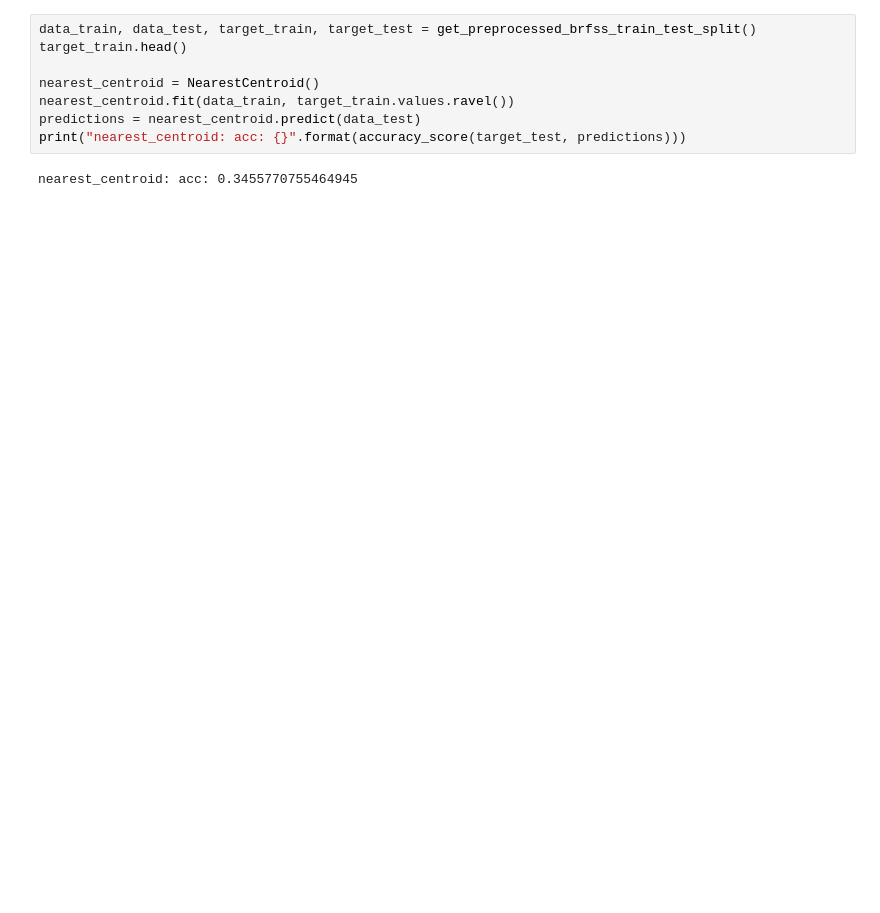
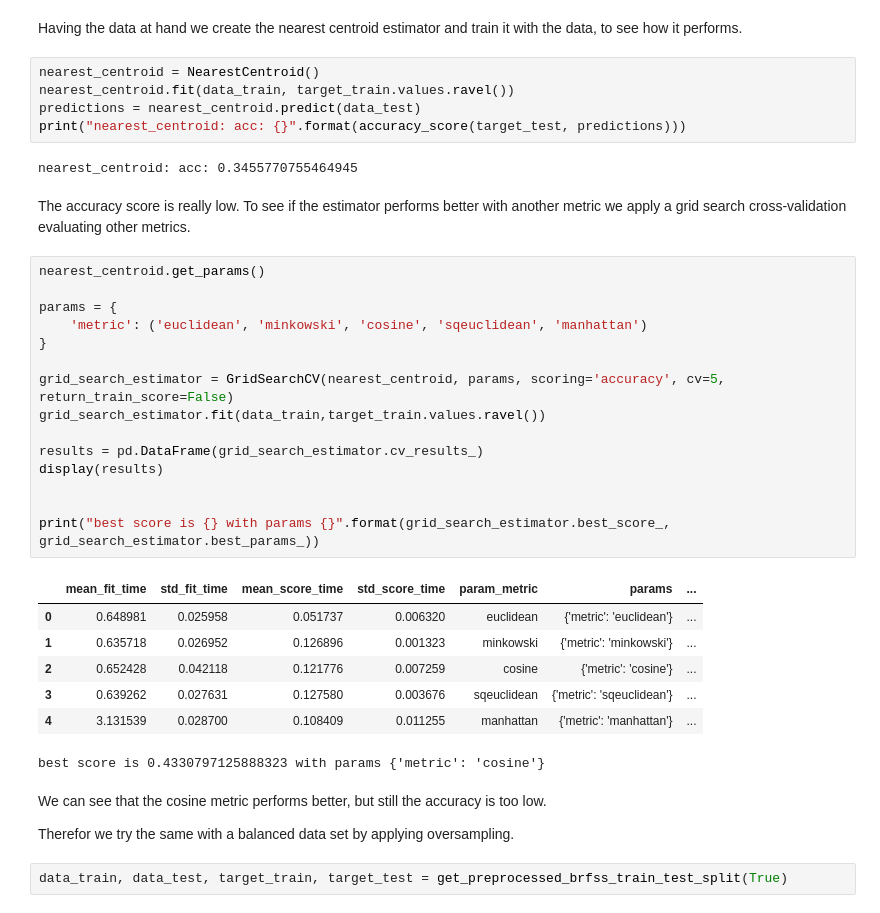
Before and after one commit to medplot/data-mining-project, a Jupyter notebook: jupyter_notebooks/k_nearest_centroid.ipynb, the cells around one changed output. Drawn from its saved outputs; the diff is of its cells as text; blank space fills up the shorter version.

Commit message:
annotation centroids and small fixes

```diff
--- a/jupyter_notebooks/k_nearest_centroid.ipynb
+++ b/jupyter_notebooks/k_nearest_centroid.ipynb
@@ -23,10 +24,40 @@ Name: DIABETE3, dtype: float64
+# %% [markdown]
+Having the data at hand we create the nearest centroid estimator and train it with the data, to see how it performs.
 # %%
-data_train, data_test, target_train, target_test = get_preprocessed_brfss_train_test_split()
-target_train.head()
-
 nearest_centroid = NearestCentroid()
 nearest_centroid.fit(data_train, target_train.values.ravel())
 predictions = nearest_centroid.predict(data_test)
 print("nearest_centroid: acc: {}".format(accuracy_score(target_test, predictions)))
 # %% [output]
 nearest_centroid: acc: 0.3455770755464945
+# %% [markdown]
+The accuracy score is really low. To see if the estimator performs better with another metric we apply a grid search cross-validation evaluating other metrics.
+# %%
+nearest_centroid.get_params()
+
+params = {
+    'metric': ('euclidean', 'minkowski', 'cosine', 'sqeuclidean', 'manhattan')
+}
+
+grid_search_estimator = GridSearchCV(nearest_centroid, params, scoring='accuracy', cv=5, return_train_score=False)
+grid_search_estimator.fit(data_train,target_train.values.ravel())
+
+results = pd.DataFrame(grid_search_estimator.cv_results_)
+display(results)
+
+
+print("best score is {} with params {}".format(grid_search_estimator.best_score_, grid_search_estimator.best_params_))
+# %% [output]
+|  | mean_fit_time | std_fit_time | mean_score_time | std_score_time | param_metric | params | ... |
+| 0 | 0.648981 | 0.025958 | 0.051737 | 0.006320 | euclidean | {'metric': 'euclidean'} | ... |
+| 1 | 0.635718 | 0.026952 | 0.126896 | 0.001323 | minkowski | {'metric': 'minkowski'} | ... |
+| 2 | 0.652428 | 0.042118 | 0.121776 | 0.007259 | cosine | {'metric': 'cosine'} | ... |
+| 3 | 0.639262 | 0.027631 | 0.127580 | 0.003676 | sqeuclidean | {'metric': 'sqeuclidean'} | ... |
+| 4 | 3.131539 | 0.028700 | 0.108409 | 0.011255 | manhattan | {'metric': 'manhattan'} | ... |
+best score is 0.4330797125888323 with params {'metric': 'cosine'}
+# %% [markdown]
+We can see that the cosine metric performs better, but still the accuracy is too low.
+
+Therefor we try the same with a balanced data set by applying oversampling.
+# %%
+data_train, data_test, target_train, target_test = get_preprocessed_brfss_train_test_split(True)
```
Also changed, not shown: parts of 6 cells of this notebook, 1 other file.
